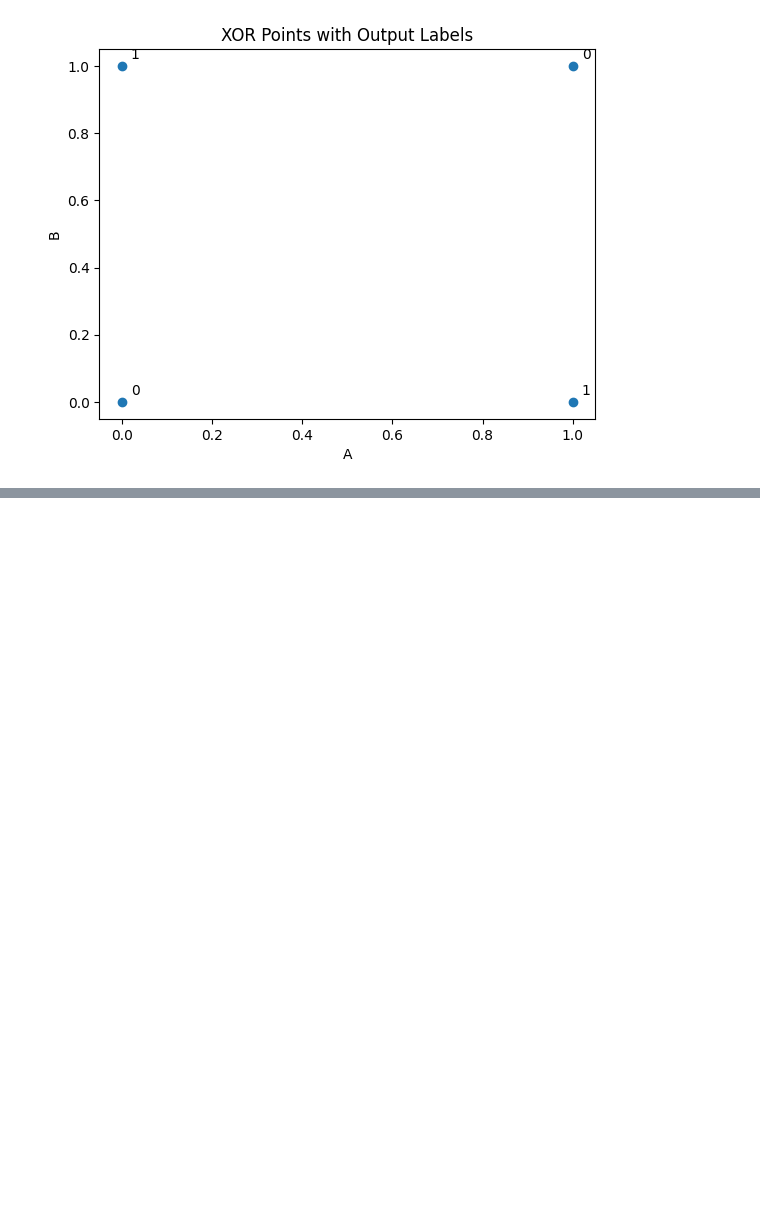
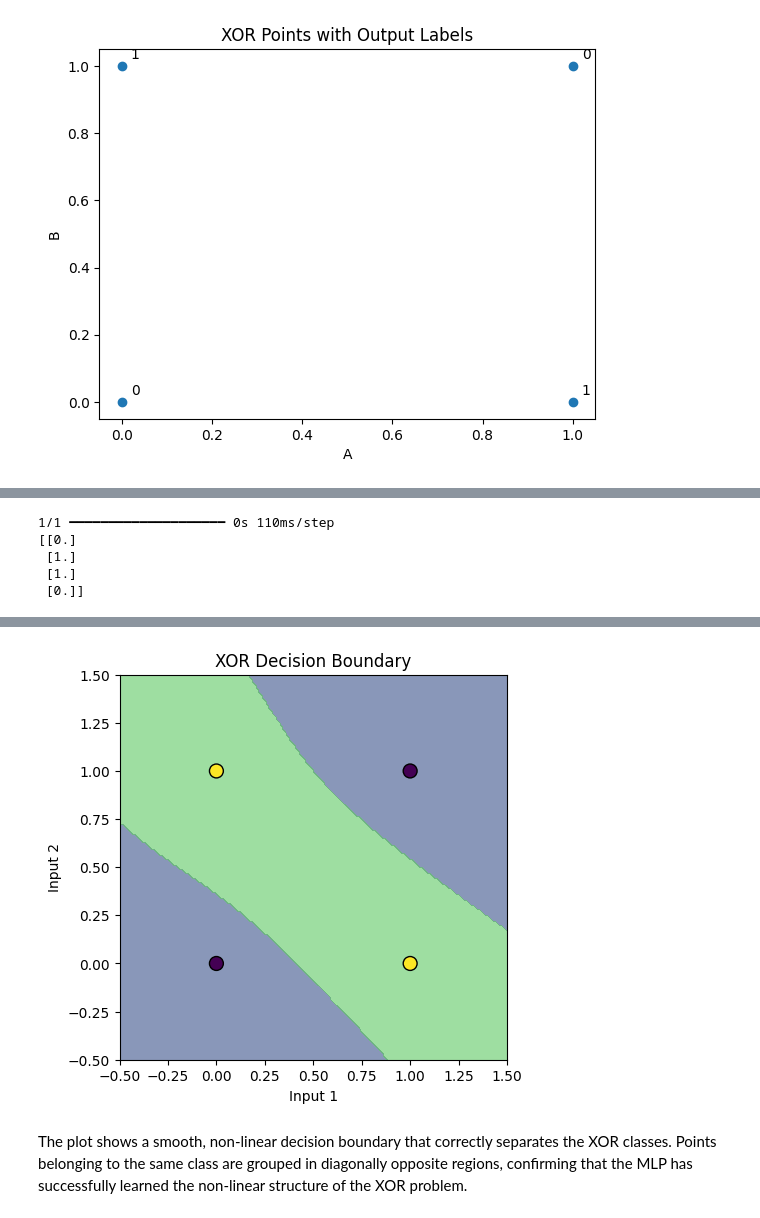
Before and after one commit to rakshitha-manoj/DL-Lab-2548542, a Jupyter notebook: Lab01/XOR_using_MLP.ipynb, the cells around one changed output, grey strips where cells are left out. Drawn from its saved outputs; the diff is of its cells as text; code cells hidden in the pictures; blank space fills up the shorter version.

```diff
--- a/Lab01/XOR_using_MLP.ipynb
+++ b/Lab01/XOR_using_MLP.ipynb
@@ -55,0 +547,57 @@ TensorFlow is an open-source library developed by the Google Brain team, specifi
+# %%
+import tensorflow as tf
+import numpy as np
+
+X = np.array([[0.,0.],
+              [0.,1.],
+              [1.,0.],
+              [1.,1.]])
+
+y = np.array([[0.],
+              [1.],
+              [1.],
+              [0.]])
+
+model = tf.keras.Sequential([
+    tf.keras.layers.Dense(4, activation='sigmoid', input_shape=(2,)),
+    tf.keras.layers.Dense(1, activation='sigmoid')
+])
+
+model.compile(
+    optimizer=tf.keras.optimizers.SGD(learning_rate=0.1),
+    loss='binary_crossentropy'
+)
+
+model.fit(X, y, epochs=5000, verbose=0)
+
+predictions = np.round(model.predict(X))
+print(predictions)
+# %% [output]
+1/1 ━━━━━━━━━━━━━━━━━━━━ 0s 110ms/step
+[[0.]
+ [1.]
+ [1.]
+ [0.]]
+# %%
+x = np.linspace(-0.5, 1.5, 200)
+y = np.linspace(-0.5, 1.5, 200)
+xx, yy = np.meshgrid(x, y)
+
+grid = np.c_[xx.ravel(), yy.ravel()]
+
+Z = model.predict(grid)
+Z = Z.reshape(xx.shape)
+
+plt.figure(figsize=(5, 5))
+plt.contourf(xx, yy, Z > 0.5, alpha=0.6)
+plt.scatter([0, 0, 1, 1],
+            [0, 1, 0, 1],
+            c=[0, 1, 1, 0],
+            edgecolors="black",
+            s=100)
+
+plt.xlabel("Input 1")
+plt.ylabel("Input 2")
+plt.title("XOR Decision Boundary")
+plt.show()
+# %% [output]
@@ -55,0 +605,3 @@ TensorFlow is an open-source library developed by the Google Brain team, specifi
+[figure, added]
+# %% [markdown]
+The plot shows a smooth, non-linear decision boundary that correctly separates the XOR classes. Points belonging to the same class are grouped in diagonally opposite regions, confirming that the MLP has successfully learned the non-linear structure of the XOR problem.
```
Also changed, not shown: parts of 49 cells of this notebook.
